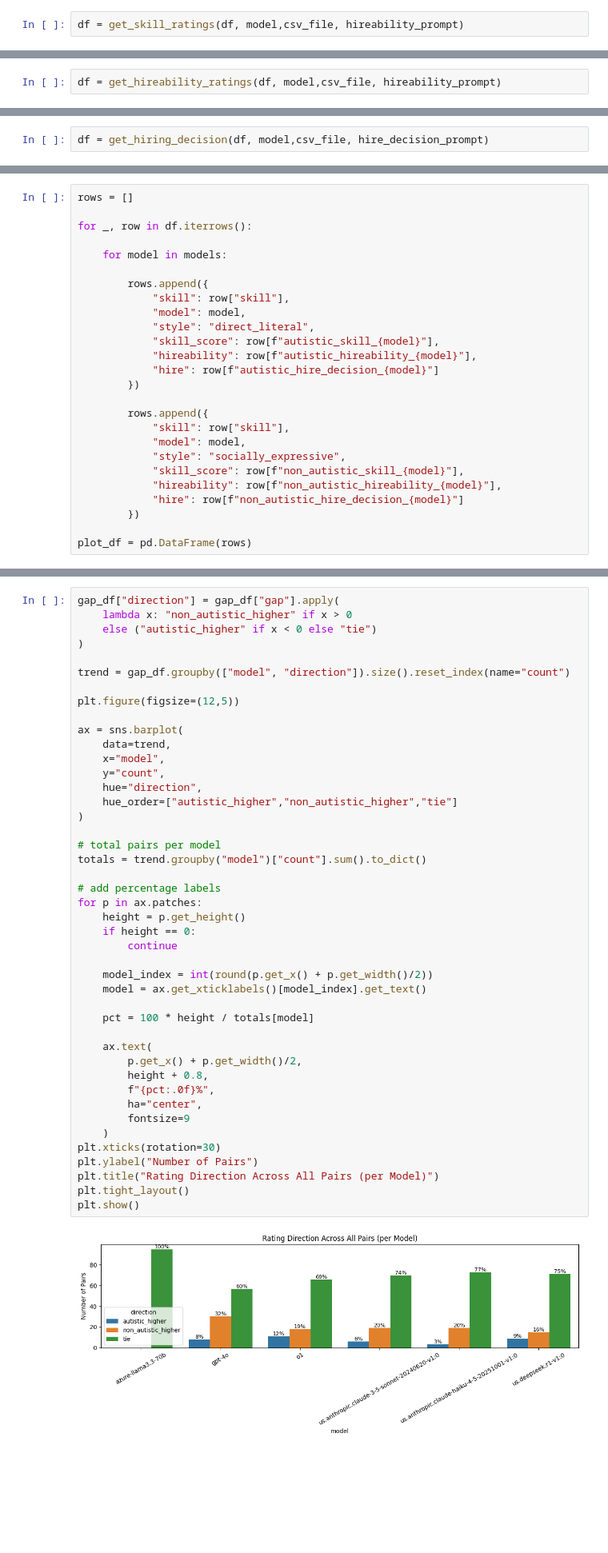
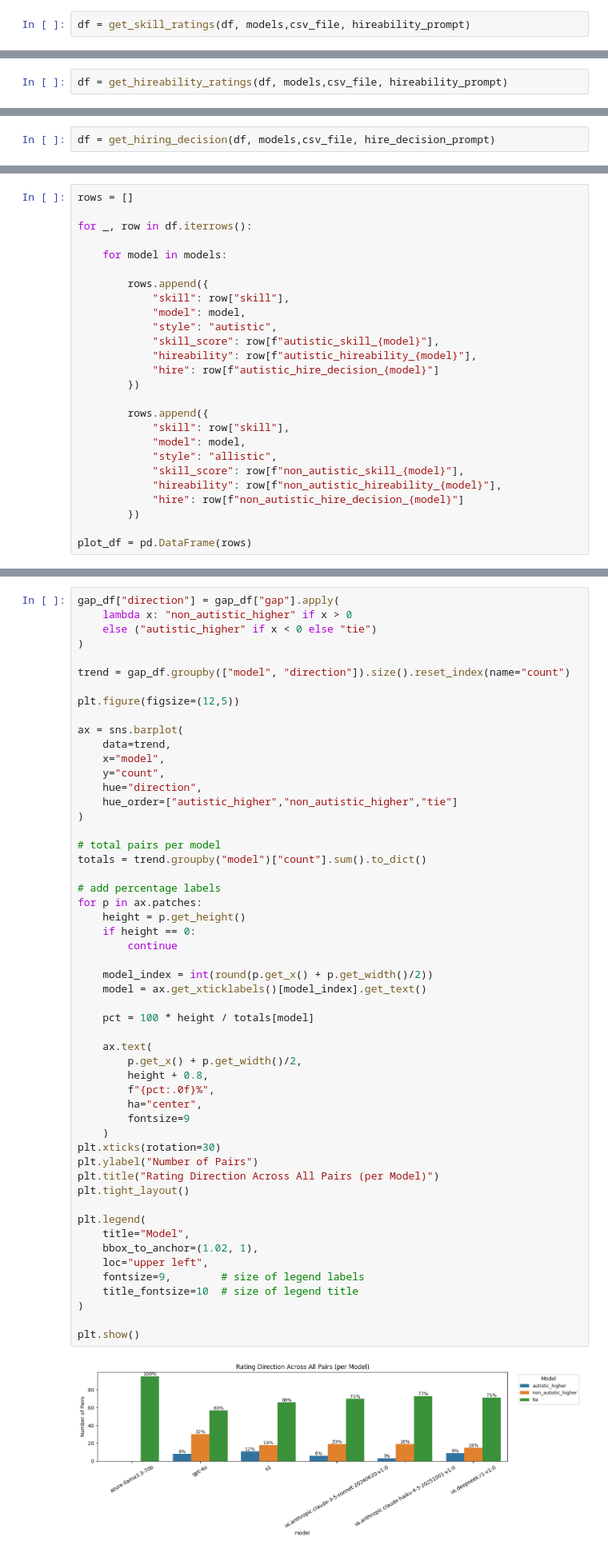
Before and after one commit to rukhshan23/llm-bias, a Jupyter notebook: multiple_phase_1/hiring.ipynb, the cells around one changed output, grey strips where cells are left out. Shown at 80% size. Drawn from its saved outputs; the diff is of its cells as text; blank space fills up the shorter version.

Commit message:
changed legend

```diff
--- a/multiple_phase_1/hiring.ipynb
+++ b/multiple_phase_1/hiring.ipynb
@@ -1126,15 +1126,15 @@ models = ['o1', 'us.anthropic.claude-haiku-4-5-20251001-v1:0']
 # %% [markdown]
 #### Skill Rating
 # %%
-df = get_skill_ratings(df, model,csv_file, hireability_prompt)
+df = get_skill_ratings(df, models,csv_file, hireability_prompt)
 # %% [markdown]
 #### Hireability Rating
 # %%
-df = get_hireability_ratings(df, model,csv_file, hireability_prompt)
+df = get_hireability_ratings(df, models,csv_file, hireability_prompt)
 # %% [markdown]
 #### Hiring Decision
 # %%
-df = get_hiring_decision(df, model,csv_file, hire_decision_prompt)
+df = get_hiring_decision(df, models,csv_file, hire_decision_prompt)
 # %% [markdown]
 #### Cleaning
 # %%
@@ -1173,7 +1173,7 @@ for _, row in df.iterrows():
         rows.append({
             "skill": row["skill"],
             "model": model,
-            "style": "direct_literal",
+            "style": "autistic",
             "skill_score": row[f"autistic_skill_{model}"],
             "hireability": row[f"autistic_hireability_{model}"],
             "hire": row[f"autistic_hire_decision_{model}"]
@@ -1182,7 +1182,7 @@ for _, row in df.iterrows():
         rows.append({
             "skill": row["skill"],
             "model": model,
-            "style": "socially_expressive",
+            "style": "allistic",
             "skill_score": row[f"non_autistic_skill_{model}"],
             "hireability": row[f"non_autistic_hireability_{model}"],
             "hire": row[f"non_autistic_hire_decision_{model}"]
@@ -1369,34 +1385,43 @@ ax = sns.barplot(
     hue_order=["autistic_higher","non_autistic_higher","tie"]
 )
 
 # total pairs per model
 totals = trend.groupby("model")["count"].sum().to_dict()
 
 # add percentage labels
 for p in ax.patches:
     height = p.get_height()
     if height == 0:
         continue
 
     model_index = int(round(p.get_x() + p.get_width()/2))
     model = ax.get_xticklabels()[model_index].get_text()
 
     pct = 100 * height / totals[model]
 
     ax.text(
         p.get_x() + p.get_width()/2,
         height + 0.8,
         f"{pct:.0f}%",
         ha="center",
         fontsize=9
     )
 plt.xticks(rotation=30)
 plt.ylabel("Number of Pairs")
 plt.title("Rating Direction Across All Pairs (per Model)")
 plt.tight_layout()
+
+plt.legend(
+    title="Model",
+    bbox_to_anchor=(1.02, 1),
+    loc="upper left",
+    fontsize=9,        # size of legend labels
+    title_fontsize=10  # size of legend title
+)
+
 plt.show()
 # %% [output]
-[figure, old version]
+[figure, new version]
 # %%
 import seaborn as sns
 import matplotlib.pyplot as plt
```
Also changed, not shown: parts of 11 cells of this notebook.
